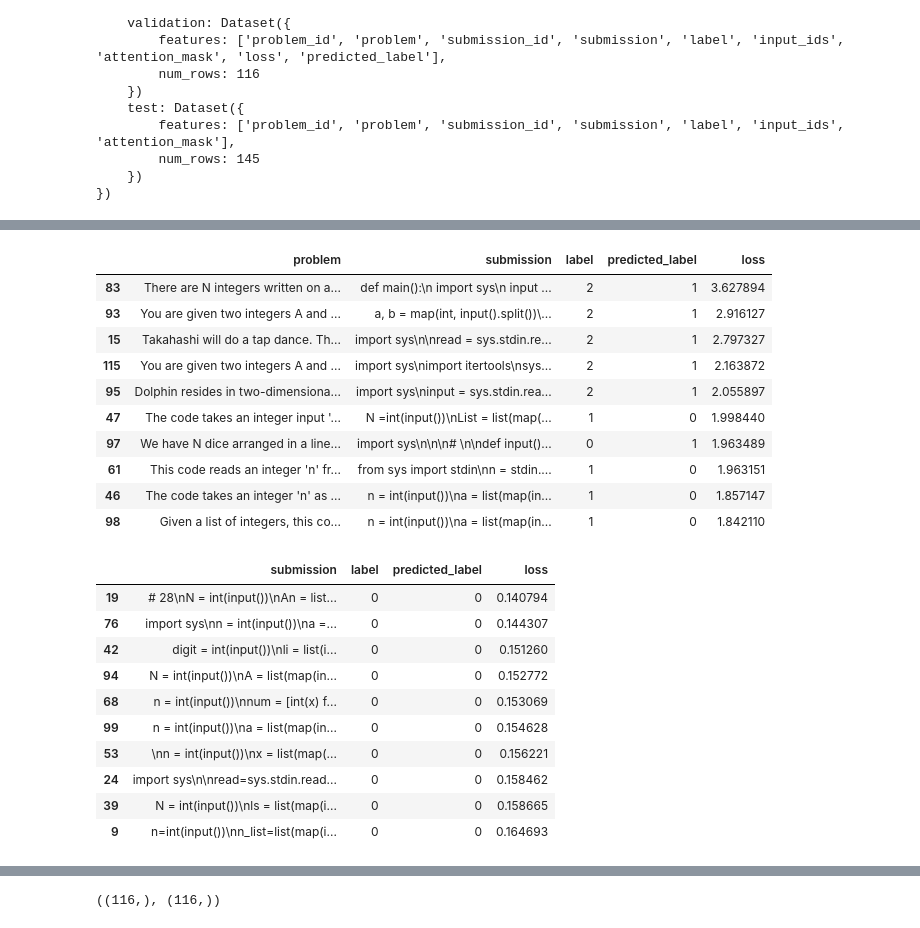
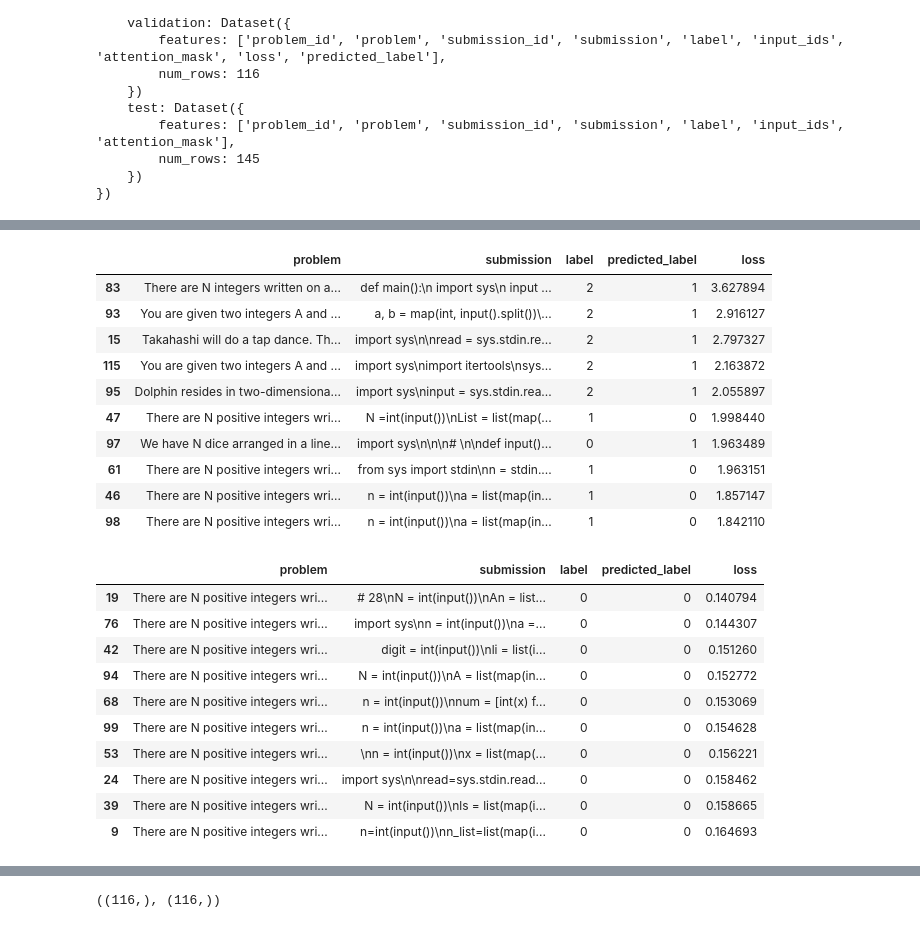
Before and after one commit to DiwanshuShekhar/codeQual, a Jupyter notebook: notebooks/error_analysis.ipynb, the cells around one changed output, grey strips where cells are left out. Cells and saved outputs as stored; diff of their text form; code cells hidden in the pictures.

```diff
--- a/notebooks/error_analysis.ipynb
+++ b/notebooks/error_analysis.ipynb
@@ -101,7 +101,8 @@ df_valid
 | 115 | You are given two integers A and ... | import sys\nimport itertools\nsys... | 2 | 1 | 2.163872 |
 116 rows × 5 columns
 # %%
-df_valid.sort_values("loss", ascending=False).head(10)
+df_loss_desc = df_valid.sort_values("loss", ascending=False).head(10)
+df_loss_desc
 # %% [output]
 |  | problem | submission | label | predicted_label | loss |
 | 83 | There are N integers written on a... | def main():\n import sys\n input ... | 2 | 1 | 3.627894 |
@@ -109,8 +110,8 @@ df_valid.sort_values("loss", ascending=False).head(10)
 | 15 | Takahashi will do a tap dance. Th... | import sys\n\nread = sys.stdin.re... | 2 | 1 | 2.797327 |
 | 115 | You are given two integers A and ... | import sys\nimport itertools\nsys... | 2 | 1 | 2.163872 |
 | 95 | Dolphin resides in two-dimensiona... | import sys\ninput = sys.stdin.rea... | 2 | 1 | 2.055897 |
-| 47 | The code takes an integer input '... | N =int(input())\nList = list(map(... | 1 | 0 | 1.998440 |
+| 47 | There are N positive integers wri... | N =int(input())\nList = list(map(... | 1 | 0 | 1.998440 |
 | 97 | We have N dice arranged in a line... | import sys\n\n\n# \n\ndef input()... | 0 | 1 | 1.963489 |
-| 61 | This code reads an integer 'n' fr... | from sys import stdin\nn = stdin.... | 1 | 0 | 1.963151 |
-| 46 | The code takes an integer 'n' as ... | n = int(input())\na = list(map(in... | 1 | 0 | 1.857147 |
-| 98 | Given a list of integers, this co... | n = int(input())\na = list(map(in... | 1 | 0 | 1.842110 |
+| 61 | There are N positive integers wri... | from sys import stdin\nn = stdin.... | 1 | 0 | 1.963151 |
+| 46 | There are N positive integers wri... | n = int(input())\na = list(map(in... | 1 | 0 | 1.857147 |
+| 98 | There are N positive integers wri... | n = int(input())\na = list(map(in... | 1 | 0 | 1.842110 |
@@ -117,14 +124,15 @@ df_valid.sort_values("loss", ascending=False).head(10)
 # %%
-df_valid.sort_values("loss", ascending=True).head(10)
+df_loss_asc = df_valid.sort_values("loss", ascending=True).head(10)
+df_loss_asc
 # %% [output]
-|  | submission | label | predicted_label | loss |
-| 19 | # 28\nN = int(input())\nAn = list... | 0 | 0 | 0.140794 |
-| 76 | import sys\nn = int(input())\na =... | 0 | 0 | 0.144307 |
-| 42 | digit = int(input())\nli = list(i... | 0 | 0 | 0.151260 |
-| 94 | N = int(input())\nA = list(map(in... | 0 | 0 | 0.152772 |
-| 68 | n = int(input())\nnum = [int(x) f... | 0 | 0 | 0.153069 |
-| 99 | n = int(input())\na = list(map(in... | 0 | 0 | 0.154628 |
-| 53 | \nn = int(input())\nx = list(map(... | 0 | 0 | 0.156221 |
-| 24 | import sys\n\nread=sys.stdin.read... | 0 | 0 | 0.158462 |
-| 39 | N = int(input())\nls = list(map(i... | 0 | 0 | 0.158665 |
-| 9 | n=int(input())\nn_list=list(map(i... | 0 | 0 | 0.164693 |
+|  | problem | submission | label | predicted_label | loss |
+| 19 | There are N positive integers wri... | # 28\nN = int(input())\nAn = list... | 0 | 0 | 0.140794 |
+| 76 | There are N positive integers wri... | import sys\nn = int(input())\na =... | 0 | 0 | 0.144307 |
+| 42 | There are N positive integers wri... | digit = int(input())\nli = list(i... | 0 | 0 | 0.151260 |
+| 94 | There are N positive integers wri... | N = int(input())\nA = list(map(in... | 0 | 0 | 0.152772 |
+| 68 | There are N positive integers wri... | n = int(input())\nnum = [int(x) f... | 0 | 0 | 0.153069 |
+| 99 | There are N positive integers wri... | n = int(input())\na = list(map(in... | 0 | 0 | 0.154628 |
+| 53 | There are N positive integers wri... | \nn = int(input())\nx = list(map(... | 0 | 0 | 0.156221 |
+| 24 | There are N positive integers wri... | import sys\n\nread=sys.stdin.read... | 0 | 0 | 0.158462 |
+| 39 | There are N positive integers wri... | N = int(input())\nls = list(map(i... | 0 | 0 | 0.158665 |
+| 9 | There are N positive integers wri... | n=int(input())\nn_list=list(map(i... | 0 | 0 | 0.164693 |
```
Also changed, not shown: parts of 6 cells of this notebook, 1 other file.
